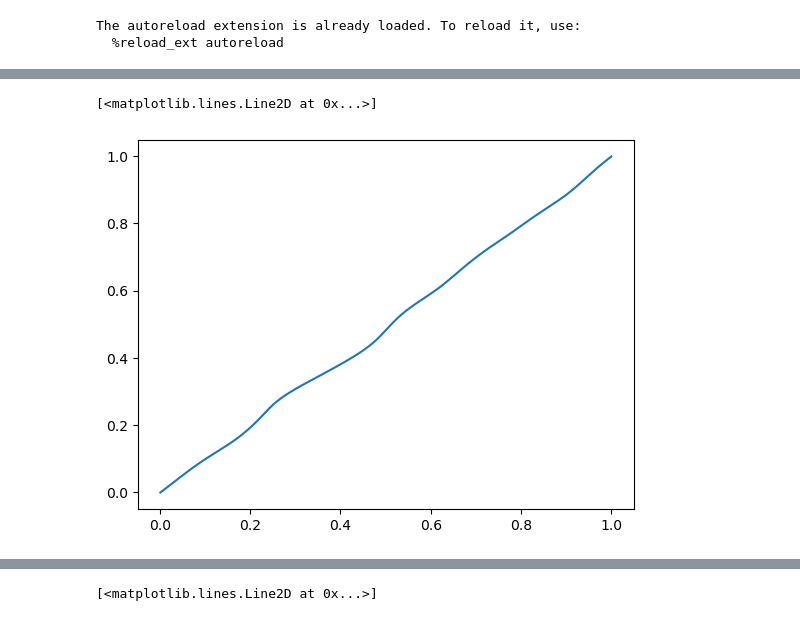
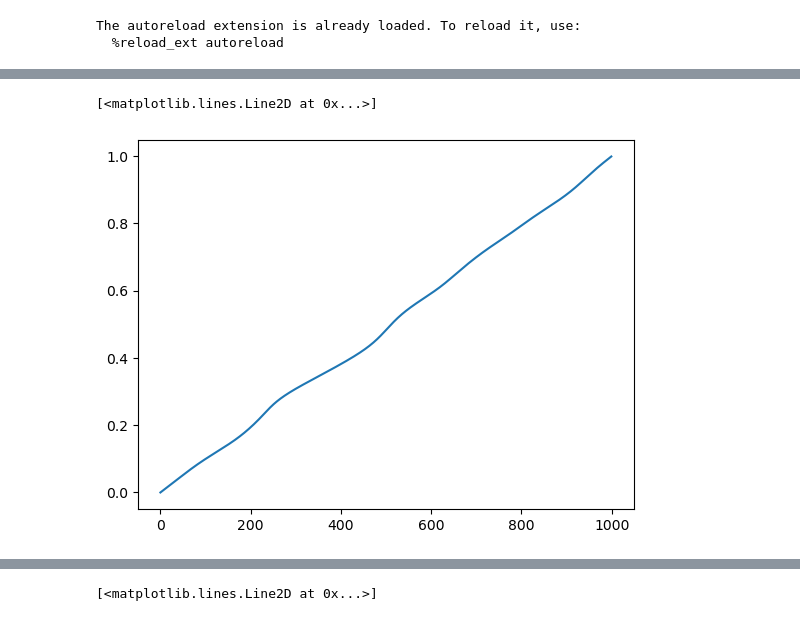
Before and after one commit to timobogaarts/jax-sbgeom, a Jupyter notebook: examples/coils.ipynb, the cells around one changed output, grey strips where cells are left out. Cells and saved outputs as stored; diff of their text form; code cells hidden in the pictures.

```diff
--- a/examples/coils.ipynb
+++ b/examples/coils.ipynb
@@ -84,6 +89,13 @@ coilset = jsc.fourier_coil.convert_to_fourier_coilset(jax_coilset)
 # %%
 finitesize_coils = jsc.FiniteSizeCoilSet.from_coilset(coilset, jsc.RotationMinimizedFrame, 300)
 # %%
+def interp1d_jax(x, y, x_new):
+    i = jnp.clip(jnp.searchsorted(x, x_new, side='left') - 1, 0, x.size - 2)
+    x0, x1 = x[i], x[i + 1]
+    y0, y1 = y[i], y[i + 1]
+    t = (x_new - x0) / (x1 - x0)
+    return y0 + t * (y1 - y0)
+
 def arc_length_fourier(fourier_coil, s):
     tangent = jsc.fourier_coil._grad_fourier_position(fourier_coil, s)
     return jnp.linalg.norm(tangent,axis=-1)
@@ -107,21 +119,43 @@ def arc_length_fd_discrete(discrete_coil, s):
 
 arclength_fd_discrete_vals = arc_length_fd_discrete(jax_coilset[0], jnp.linspace(0,1,1000, endpoint=False))
 # %%
-def equal_arc_length_fourier(fourier_coil, n_s):
-    s = jnp.linspace(0, 1, n_s, endpoint=False)
-    arc_lengths = arc_length_fourier(fourier_coil,s)
-    total_length = jnp.cumsum(arc_lengths) / n_s
+from scipy.integrate import cumulative_trapezoid
 
-    total_length_samples = total_length/ total_length[-1]
-
-    s_new = jsb.jax_utils.utils.interpolate_array_mfodulo(total_length_samples, s)
-
-    return s_new
+def _cumulative_trapezoid_uniform_periodic(y, dx, initial=0.0):
+    """Cumulative trapezoidal integration of y with respect to x, assuming uniform spacing and periodicity.
+    Args:
+        y: array of values to integrate.
+        dx: spacing between x values.
+        initial: initial value for the integral.
+    Returns:
+        Array of cumulative integral values.
+    """
+    integrand = (y + jnp.roll(y, -1)) / 2
+    integral = jnp.cumsum(integrand * dx)
+    return jnp.concatenate([jnp.array([initial]), integral])
 
 
-snew = equal_arc_length_fourier(coilset[0], 1000)
+def equal_arc_length_resample(fourier_coil, n_s):
+    s = jnp.linspace(0, 1.0, n_s, endpoint=False)
+    arc_lengths = arc_length_fourier(fourier_coil,s)
 
-plt.plot(snew, jnp.linspace(0,1,1000, endpoint=False))
+    ds = s[1] - s[0]
+
+
+    cumulative_arclength = _cumulative_trapezoid_uniform_periodic(arc_lengths, ds, initial=0.0)
+    s_arclength_total    = jnp.linspace(0, 1.0, n_s + 1)
+
+    normalized_cumulative_arclength = cumulative_arclength / cumulative_arclength[-1]
+
+
+    resampled_s = interp1d_jax(normalized_cumulative_arclength, s_arclength_total, s)
+
+    return resampled_s
+
+
+snew = equal_arc_length_resample(coilset[0], 1000)
+plt.plot(snew)
+#plt.plot(snew, jnp.linspace(0,1,1000, endpoint=False))
 # %% [output]
 [<matplotlib.lines.Line2D at 0x...>]
-[figure, old version]
+[figure, new version]
```
Also changed, not shown: parts of 11 cells of this notebook, 2 other files.
